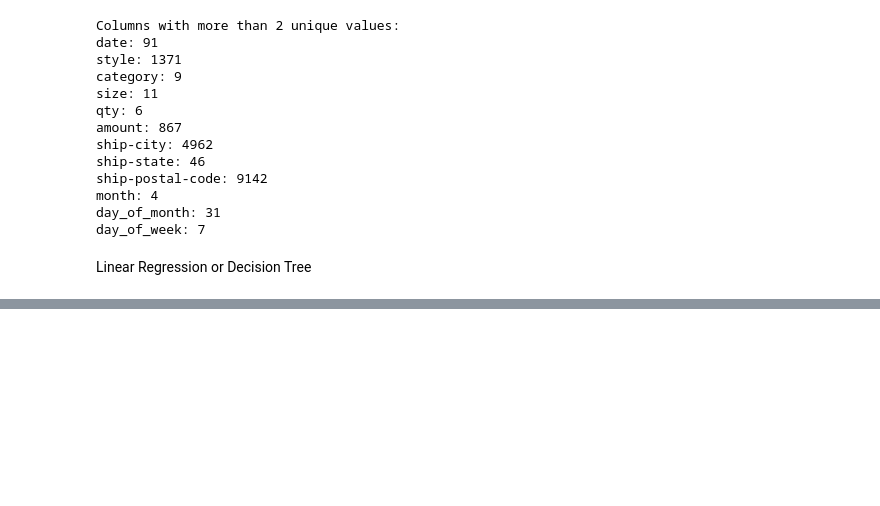
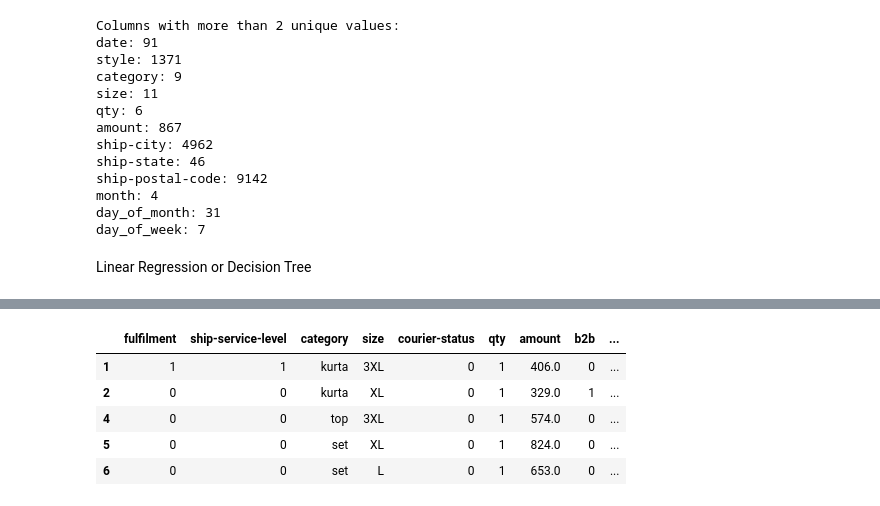
Before and after one commit to jesab/ml_assignment_1, a Jupyter notebook: JS_ML_Assignment_2.ipynb, the cells around one changed output, grey strips where cells are left out. Drawn from its saved outputs; the diff is of its cells as text; code cells hidden in the pictures; blank space fills up the shorter version.

```diff
--- a/JS_ML_Assignment_2.ipynb
+++ b/JS_ML_Assignment_2.ipynb
@@ -613,0 +688,12 @@ corr['amount'].sort_values(ascending=False)
+# %%
+# feature selection
+# drop columns that are not needed
+df = df.drop(['date', 'style', 'month', 'ship-city', 'ship-state', 'ship-postal-code', 'day_of_month', 'day_of_week', 'is_weekend'], axis=1)
+df.head()
+# %% [output]
+|  | fulfilment | ship-service-level | category | size | courier-status | qty | amount | b2b | ... |
+| 1 | 1 | 1 | kurta | 3XL | 0 | 1 | 406.0 | 0 | ... |
+| 2 | 0 | 0 | kurta | XL | 0 | 1 | 329.0 | 1 | ... |
+| 4 | 0 | 0 | top | 3XL | 0 | 1 | 574.0 | 0 | ... |
+| 5 | 0 | 0 | set | XL | 0 | 1 | 824.0 | 0 | ... |
+| 6 | 0 | 0 | set | L | 0 | 1 | 653.0 | 0 | ... |
```
Also changed, not shown: parts of 22 cells of this notebook.
